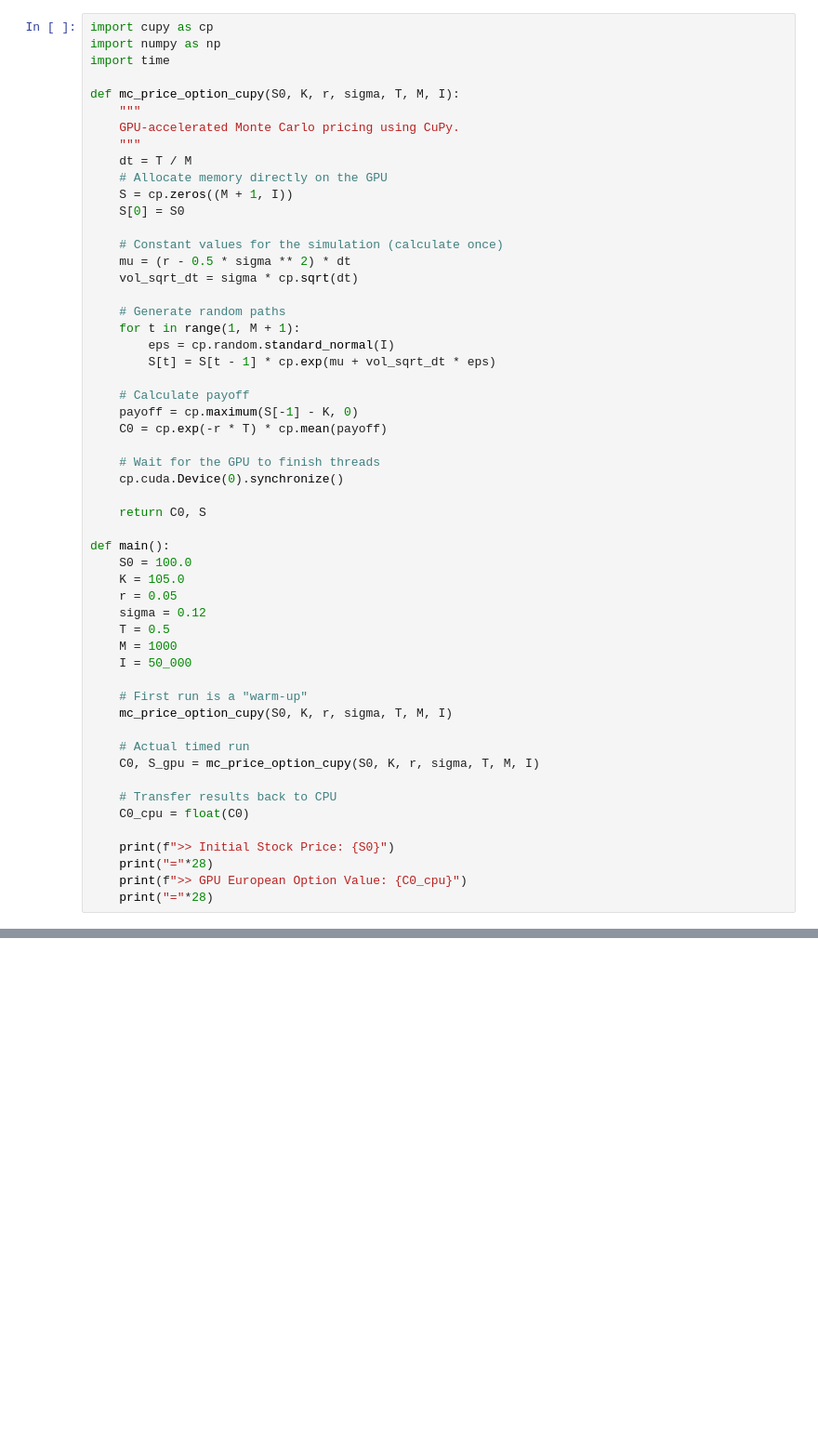
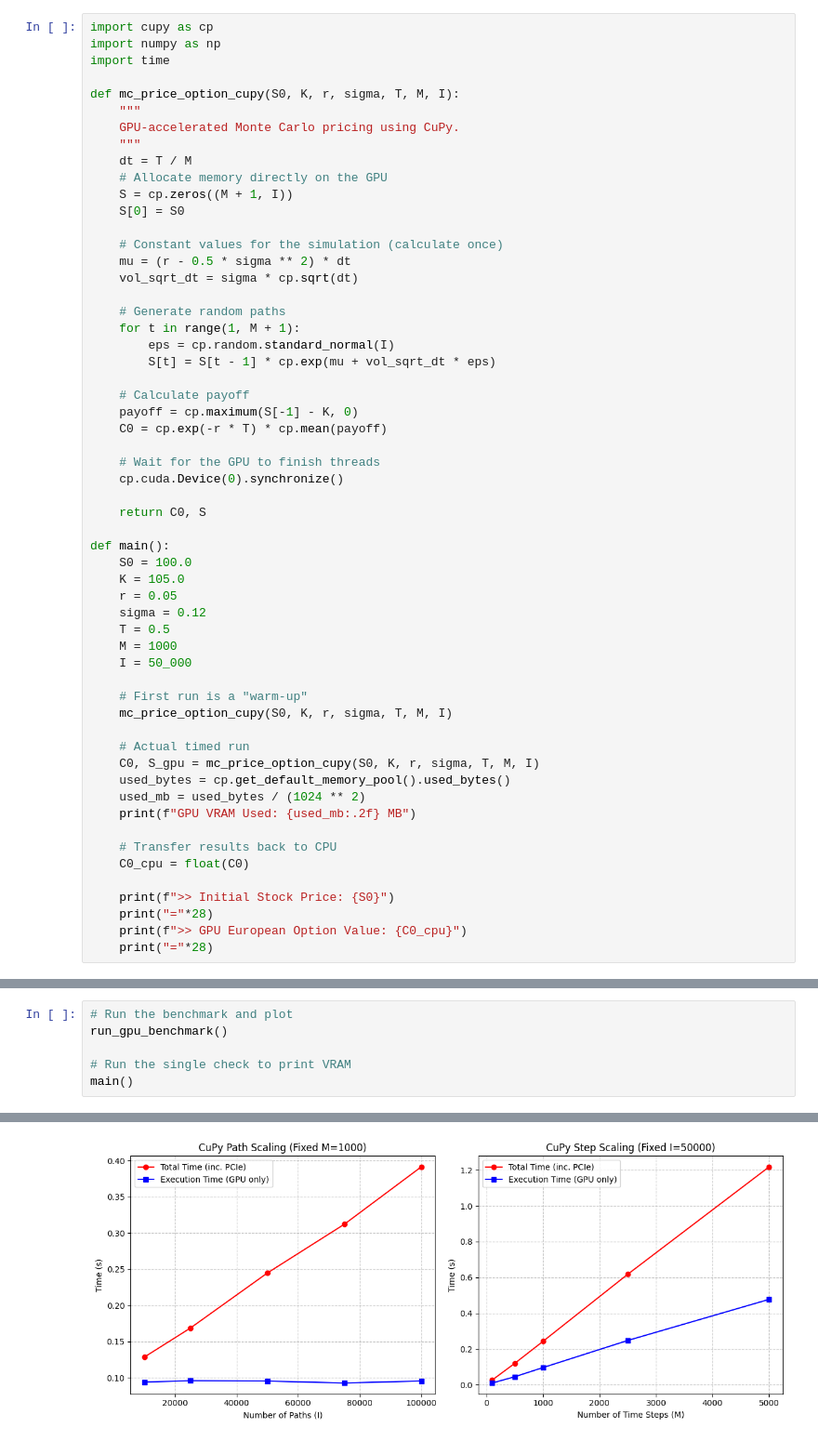
Before and after one commit to AugustWikdahl/hpc-monte-carlo-optimization, a Jupyter notebook: cupy_version/cupy_version.ipynb, the cells around one changed output, grey strips where cells are left out. Shown at 93% size. Drawn from its saved outputs; the diff is of its cells as text; blank space fills up the shorter version.

Commit message:
Added memory and performance plots
Co-authored-by: mackan754 <mackan754@users.noreply.github.com>

```diff
--- a/cupy_version/cupy_version.ipynb
+++ b/cupy_version/cupy_version.ipynb
@@ -44,6 +44,9 @@ def main():
 
     # Actual timed run
     C0, S_gpu = mc_price_option_cupy(S0, K, r, sigma, T, M, I)
+    used_bytes = cp.get_default_memory_pool().used_bytes()
+    used_mb = used_bytes / (1024 ** 2)
+    print(f"GPU VRAM Used: {used_mb:.2f} MB")
 
     # Transfer results back to CPU
     C0_cpu = float(C0)
@@ -117,0 +178,7 @@ M          | 5000       | 1.3165          | 0.5823
+# %%
+# Run the benchmark and plot
+run_gpu_benchmark()
+
+# Run the single check to print VRAM
+main()
+# %% [output]
@@ -117,0 +204 @@ M          | 5000       | 1.3165          | 0.5823
+[figure, added]
```
Also changed, not shown: parts of 2 cells of this notebook, 9 other files.
